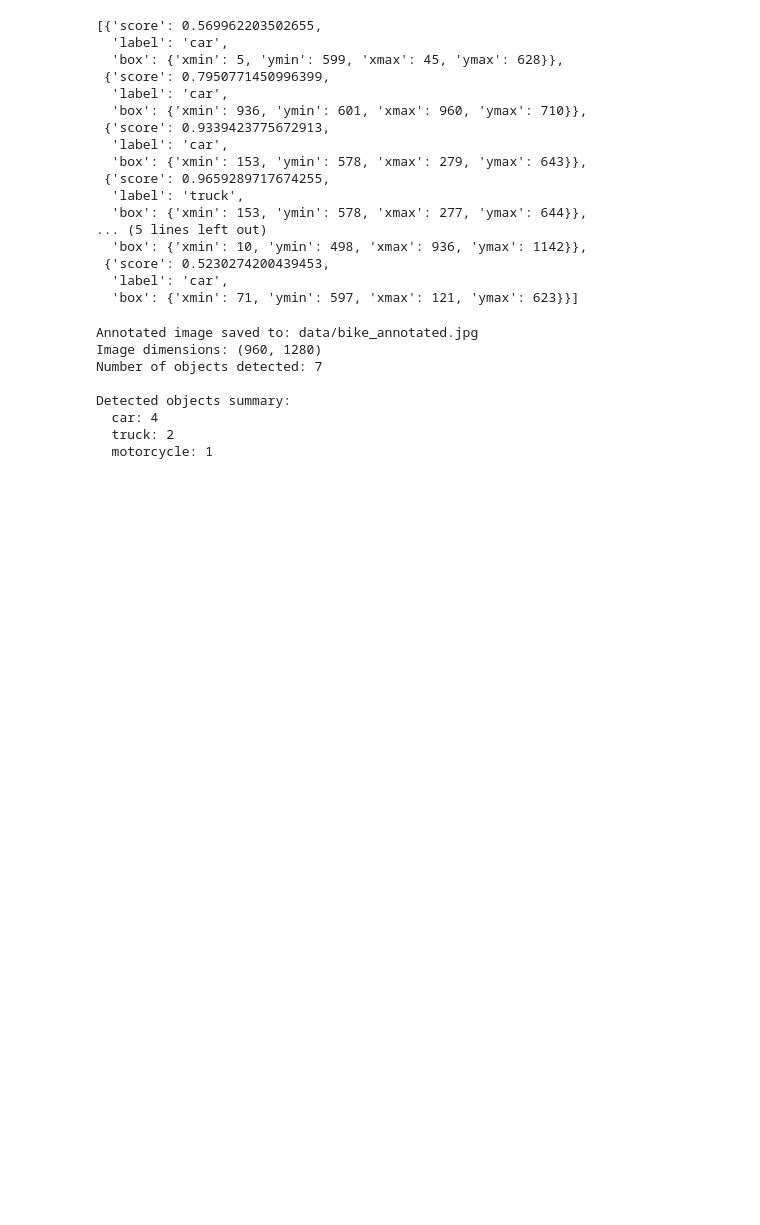
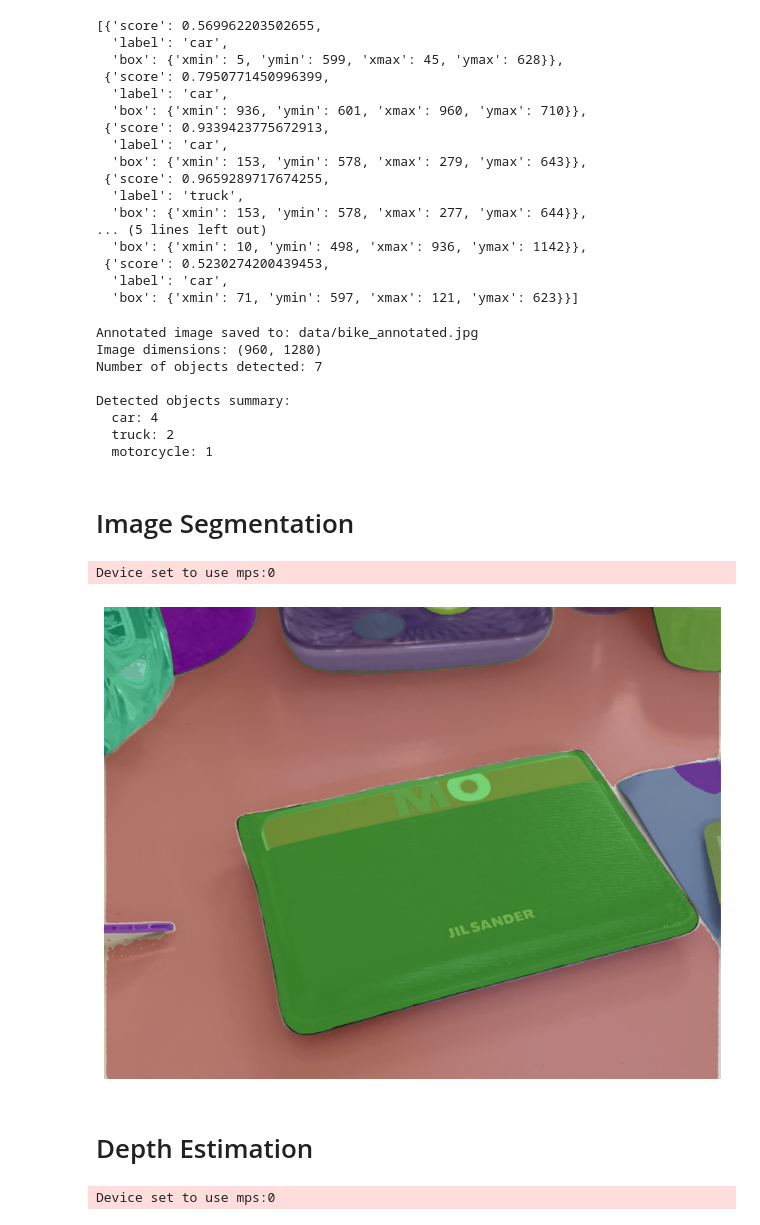
Before and after one commit to CuriousDima/ai, a Jupyter notebook: tools/huggingface/Object Detection and Sergmentation.ipynb, the cells around one changed output. Saved outputs shown, nothing was run; the diff lists cells and outputs as text; code cells hidden in the pictures; blank space fills up the shorter version.

Commit message:
Open Source Models with Hugging Face class from DeepLearning.AI

```diff
--- a/tools/huggingface/Object Detection and Sergmentation.ipynb
+++ b/tools/huggingface/Object Detection and Sergmentation.ipynb
@@ -132,3 +132,13 @@ Detected objects summary:
   car: 4
   truck: 2
   motorcycle: 1
+# %% [markdown]
+# Image Segmentation
+# %%
+generator = pipeline("mask-generation", model="facebook/sam2.1-hiera-large")
+# %% [output]
+Device set to use mps:0
+# %%
+wallet_image = Image.open("data/wallet.jpg")
+# %%
+outputs = generator(wallet_image, points_per_batch=64)
@@ -134,0 +148,28 @@ Detected objects summary:
+# %%
+fig, ax = plt.subplots(figsize=(10, 10))
+ax.imshow(wallet_image)
+
+# Generate random colors for each mask
+np.random.seed(42)  # For reproducible colors
+for i, mask in enumerate(outputs["masks"]):
+    color = np.random.random(3)
+    colored_mask = np.zeros((*mask.shape, 4))
+    colored_mask[:, :, :3] = color
+    colored_mask[:, :, 3] = mask * 0.5
+
+    ax.imshow(colored_mask)
+
+ax.axis('off')
+plt.show()
+# %% [output]
+[figure, added]
+# %% [markdown]
+# Depth Estimation
+# %%
+pipe = pipeline(task="depth-estimation", model="depth-anything/Depth-Anything-V2-Large-hf")
+image = Image.open("data/truck.jpg")
+
+# inference
+depth = pipe(image)["depth"]
+# %% [output]
+Device set to use mps:0
```
Also changed, not shown: parts of 3 cells of this notebook, 6 other files.
